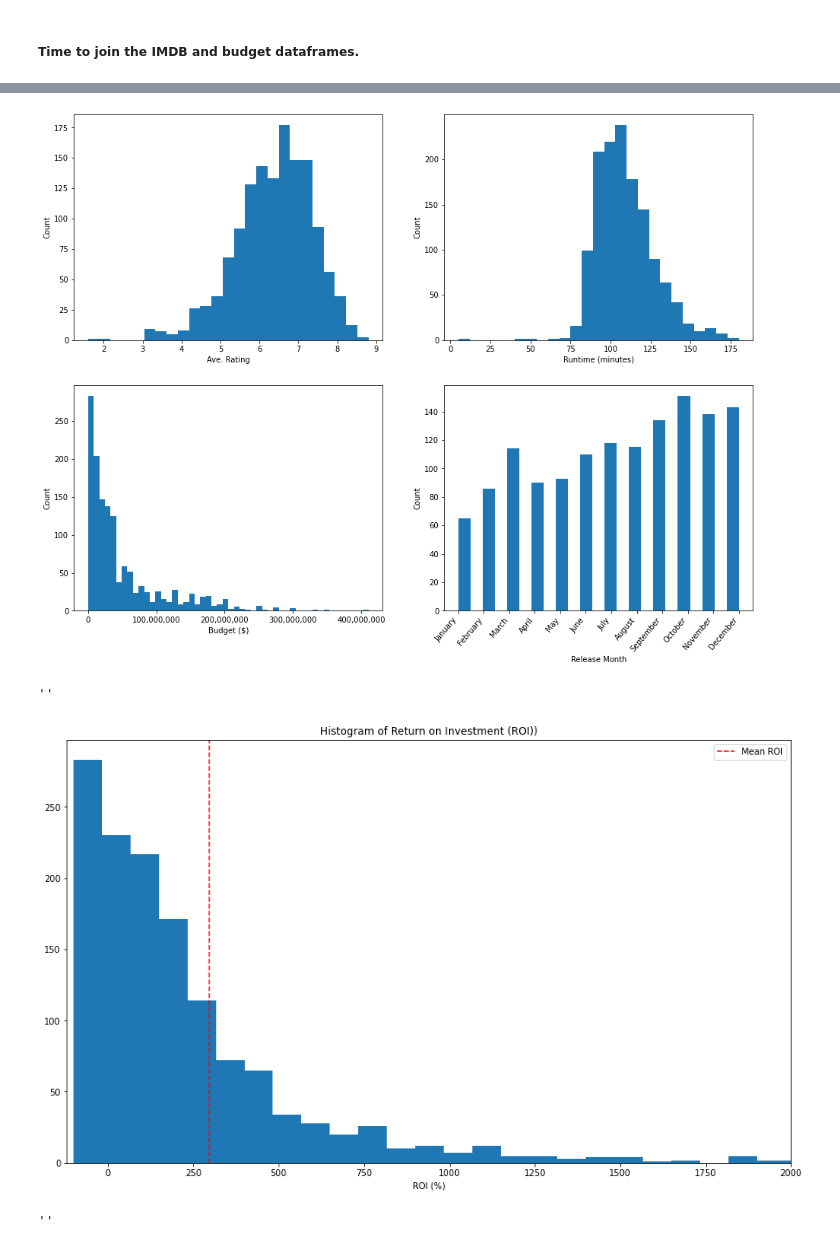
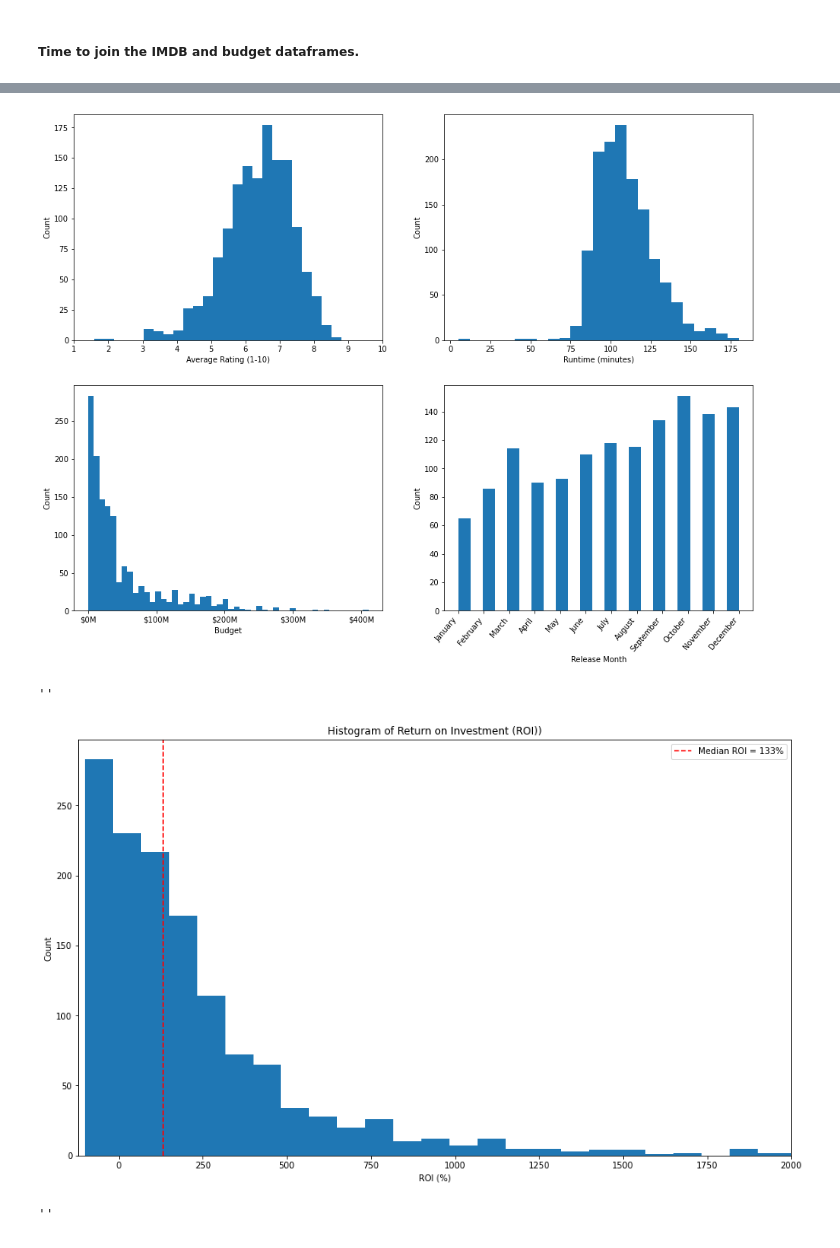
Before and after one commit to MattLeRoi/dsc-phase-2-project-v3, a Jupyter notebook: student.ipynb, the cells around one changed output, grey strips where cells are left out. Saved outputs shown, nothing was run; the diff lists cells and outputs as text; code cells hidden in the pictures.

```diff
--- a/student.ipynb
+++ b/student.ipynb
@@ -58,6 +63,9 @@ budget.head()
 budget.production_budget = pd.to_numeric(budget.production_budget.str.replace('[$,]',''))
 budget.domestic_gross = pd.to_numeric(budget.domestic_gross.str.replace('[$,]',''))
 budget.worldwide_gross = pd.to_numeric(budget.worldwide_gross.str.replace('[$,]',''))
+# %%
+# Remove rows without worldwide gross data
+budget = budget[budget.worldwide_gross != 0]
 # %%
 # Creating columns for release month, release year, profit (based on worldwide gross),
 # and ROI (Return on Investment, as %, i.e.: a ROI of -50% is a loss of half of the
@@ -67,7 +75,4 @@ budget['month']= pd.to_datetime(budget['release_date']).dt.month
 budget['year']= pd.to_datetime(budget['release_date']).dt.year
 budget['profit'] = budget.worldwide_gross - budget.production_budget
 budget['roi'] = 100*budget.profit/budget.production_budget
-# %%
-# Droping all entries that show zero worldwide gross as irrelevant
-budget.drop(budget[budget['worldwide_gross'] == 0].index, inplace=True)
 # %% [markdown]
@@ -170,17 +191,17 @@ imdb_budget.drop(imdb_budget[imdb_budget['original_title'].str.contains('The Pro
 # %%
 fig, axs = plt.subplots(2,2, figsize=(16,12))
 axs[0, 0].hist(imdb_budget.averagerating, bins=25)
-axs[0, 0].set_xlabel('Ave. Rating')
+axs[0, 0].set_xlabel('Average Rating (1-10)')
+axs[0, 0].set_xticks(range(1, 11, 1))
 axs[0, 1].hist(imdb_budget.runtime_minutes, bins=25)
 axs[0, 1].set_xlabel('Runtime (minutes)')
 axs[1, 0].hist(imdb_budget.production_budget, bins=50)
-axs[1, 0].set_xlabel('Budget ($)')
-axs[1, 0].xaxis.set_major_formatter(ticker.StrMethodFormatter('{x:,.0f}'))
+axs[1, 0].set_xlabel('Budget')
+axs[1, 0].xaxis.set_major_formatter(millions)
 axs[1, 1].hist(imdb_budget.month, bins=23)
 axs[1, 1].set_xlabel('Release Month')
 axs[1, 1].set_xticks(range(1, 13, 1))
 axs[1, 1].set_xticklabels(['January','February','March','April','May','June','July','August','September','October','November','December'], ha='right')
-
 
 for ax in axs.flat:
     ax.set(ylabel='Count')
@@ -188,20 +209,21 @@ for ax in axs.flat:
 for tick in axs[1, 1].get_xticklabels():
     tick.set_rotation(50)
 # %% [output]
-[figure, old version]
+[figure, new version]
 # %%
 fig, ax = plt.subplots(figsize=(15,9))
 plt.hist(imdb_budget.roi, bins=500)
 
 ax.set_title('Histogram of Return on Investment (ROI))')
 ax.set_xlabel('ROI (%)')
-ax.set_xlim([-120, 2000])
-plt.axvline(x=298, color='r', linestyle='--', label = 'Mean ROI')
+ax.set_ylabel('Count')
+ax.set_xlim([-120, 2000]) # There are outliers at 10,000% and 40,000% that make the whole chart hard to read at full scale.
+plt.axvline(x=imdb_budget.roi.median(), color='r', linestyle='--', label = 'Median ROI = 133%') # Used median rather than mean due to the outliers.
 plt.legend()
 ;
 # %% [output]
 ''
-[figure, old version]
+[figure, new version]
 # %%
 fig, ax = plt.subplots(figsize=(15,9))
 plt.scatter(imdb_budget.production_budget,imdb_budget.roi)
```
Also changed, not shown: parts of 50 cells of this notebook.
